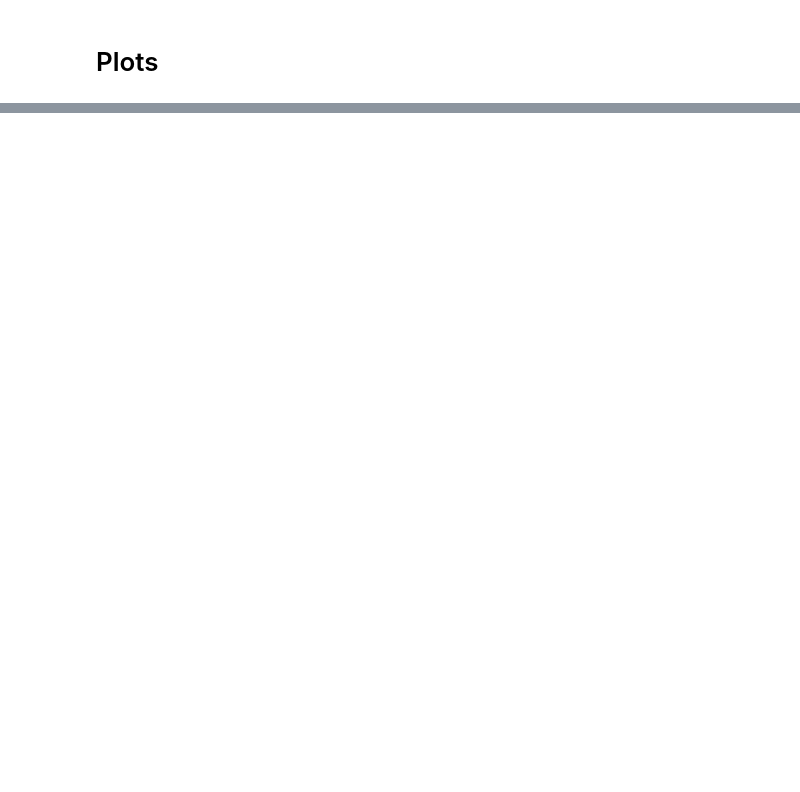
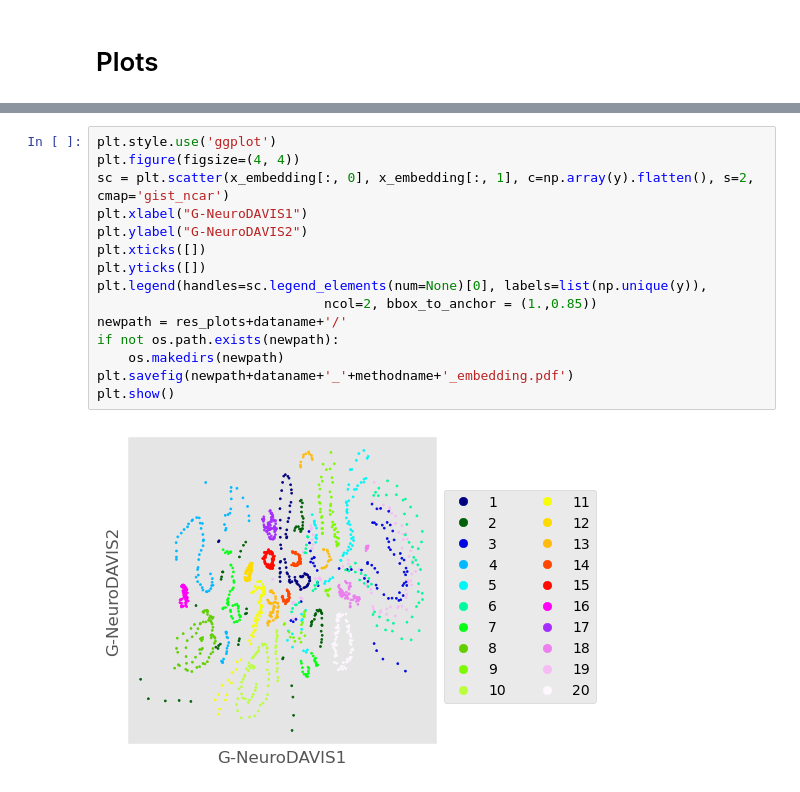
Before and after one commit to shallowlearner93/G-NeuroDAVIS, a Jupyter notebook: Codes/Proposed/Coil20_plots.ipynb, the cells around one changed output, grey strips where cells are left out. Drawn from its saved outputs; the diff is of its cells as text; blank space fills up the shorter version.

```diff
--- a/Codes/Proposed/Coil20_plots.ipynb
+++ b/Codes/Proposed/Coil20_plots.ipynb
@@ -59,0 +47,17 @@ DA.generate(model_decoder, x_embedding, dataname=dataname, methodname=methodname
+# %%
+plt.style.use('ggplot')
+plt.figure(figsize=(4, 4))
+sc = plt.scatter(x_embedding[:, 0], x_embedding[:, 1], c=np.array(y).flatten(), s=2, cmap='gist_ncar')
+plt.xlabel("G-NeuroDAVIS1")
+plt.ylabel("G-NeuroDAVIS2")
+plt.xticks([])
+plt.yticks([])
+plt.legend(handles=sc.legend_elements(num=None)[0], labels=list(np.unique(y)),
+                             ncol=2, bbox_to_anchor = (1.,0.85))
+newpath = res_plots+dataname+'/'
+if not os.path.exists(newpath):
+    os.makedirs(newpath)
+plt.savefig(newpath+dataname+'_'+methodname+'_embedding.pdf')
+plt.show()
+# %% [output]
+[figure, new version]
```
Also changed, not shown: parts of 5 cells of this notebook, 14 other files.
